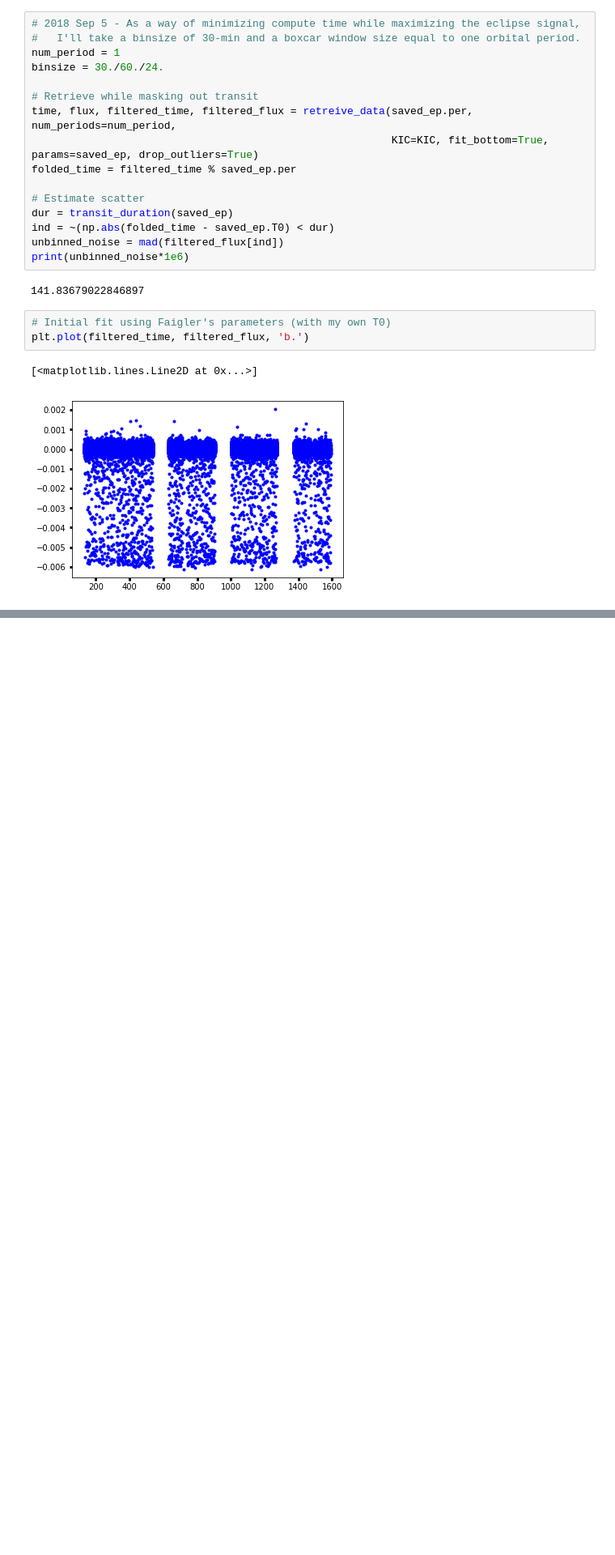
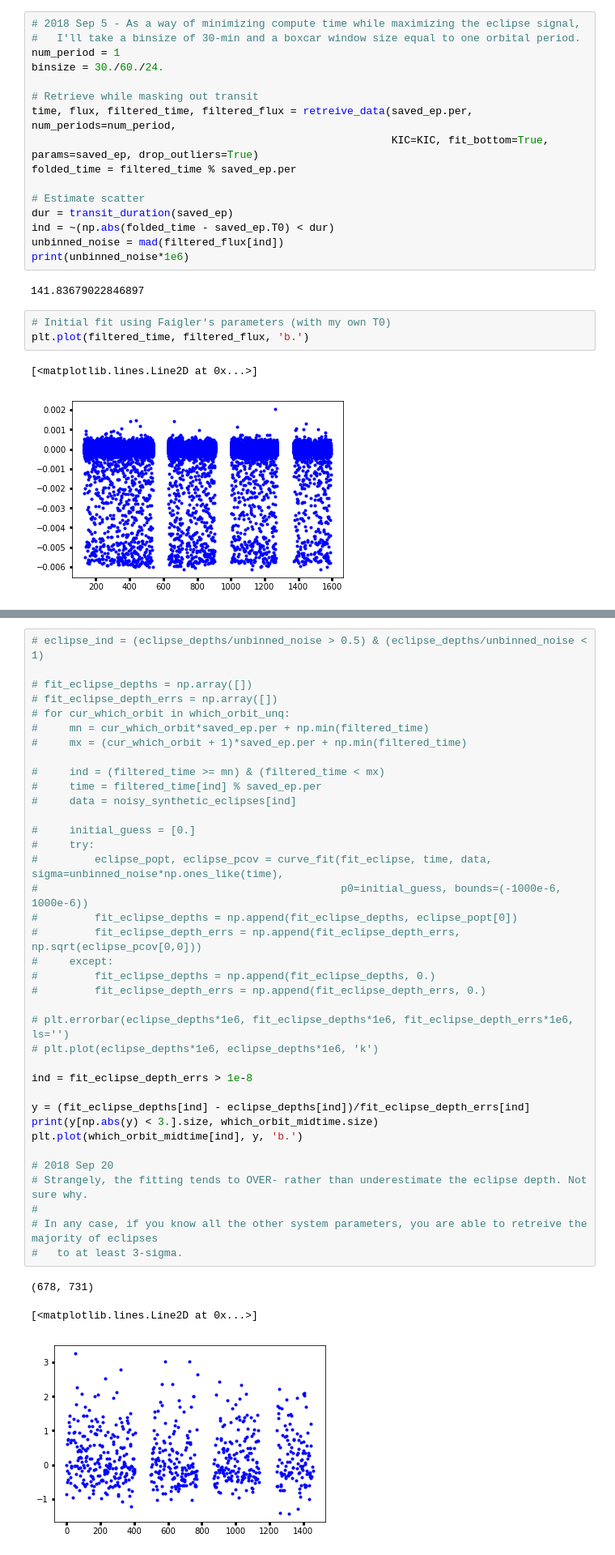
Before and after one commit to BoiseStatePlanetary/Searching-for-Variability-in-Eclipses-in-the-Kepler-Dataset, a Jupyter notebook: Recovering_Variable_Eclipses_from_Folded_Data.ipynb, the cells around one changed output, grey strips where cells are left out. Shown at 81% size. Drawn from its saved outputs; the diff is of its cells as text; blank space fills up the shorter version.

```diff
--- a/Recovering_Variable_Eclipses_from_Folded_Data.ipynb
+++ b/Recovering_Variable_Eclipses_from_Folded_Data.ipynb
@@ -186,0 +245,41 @@ plt.plot(time, fit_eclipse(time, *eclipse_popt), 'r.')
+# %%
+# eclipse_ind = (eclipse_depths/unbinned_noise > 0.5) & (eclipse_depths/unbinned_noise < 1)
+
+# fit_eclipse_depths = np.array([])
+# fit_eclipse_depth_errs = np.array([])
+# for cur_which_orbit in which_orbit_unq:
+#     mn = cur_which_orbit*saved_ep.per + np.min(filtered_time)
+#     mx = (cur_which_orbit + 1)*saved_ep.per + np.min(filtered_time)
+
+#     ind = (filtered_time >= mn) & (filtered_time < mx)
+#     time = filtered_time[ind] % saved_ep.per
+#     data = noisy_synthetic_eclipses[ind]
+
+#     initial_guess = [0.]
+#     try:
+#         eclipse_popt, eclipse_pcov = curve_fit(fit_eclipse, time, data, sigma=unbinned_noise*np.ones_like(time),
+#                                                p0=initial_guess, bounds=(-1000e-6, 1000e-6))
+#         fit_eclipse_depths = np.append(fit_eclipse_depths, eclipse_popt[0])
+#         fit_eclipse_depth_errs = np.append(fit_eclipse_depth_errs, np.sqrt(eclipse_pcov[0,0]))
+#     except:
+#         fit_eclipse_depths = np.append(fit_eclipse_depths, 0.)
+#         fit_eclipse_depth_errs = np.append(fit_eclipse_depth_errs, 0.)
+
+# plt.errorbar(eclipse_depths*1e6, fit_eclipse_depths*1e6, fit_eclipse_depth_errs*1e6, ls='')
+# plt.plot(eclipse_depths*1e6, eclipse_depths*1e6, 'k')
+
+ind = fit_eclipse_depth_errs > 1e-8
+
+y = (fit_eclipse_depths[ind] - eclipse_depths[ind])/fit_eclipse_depth_errs[ind]
+print(y[np.abs(y) < 3.].size, which_orbit_midtime.size)
+plt.plot(which_orbit_midtime[ind], y, 'b.')
+
+# 2018 Sep 20
+# Strangely, the fitting tends to OVER- rather than underestimate the eclipse depth. Not sure why.
+#
+# In any case, if you know all the other system parameters, you are able to retreive the majority of eclipses
+#   to at least 3-sigma.
+# %% [output]
+(678, 731)
+[<matplotlib.lines.Line2D at 0x...>]
+[figure, added]
```
Also changed, not shown: parts of 8 cells of this notebook.
